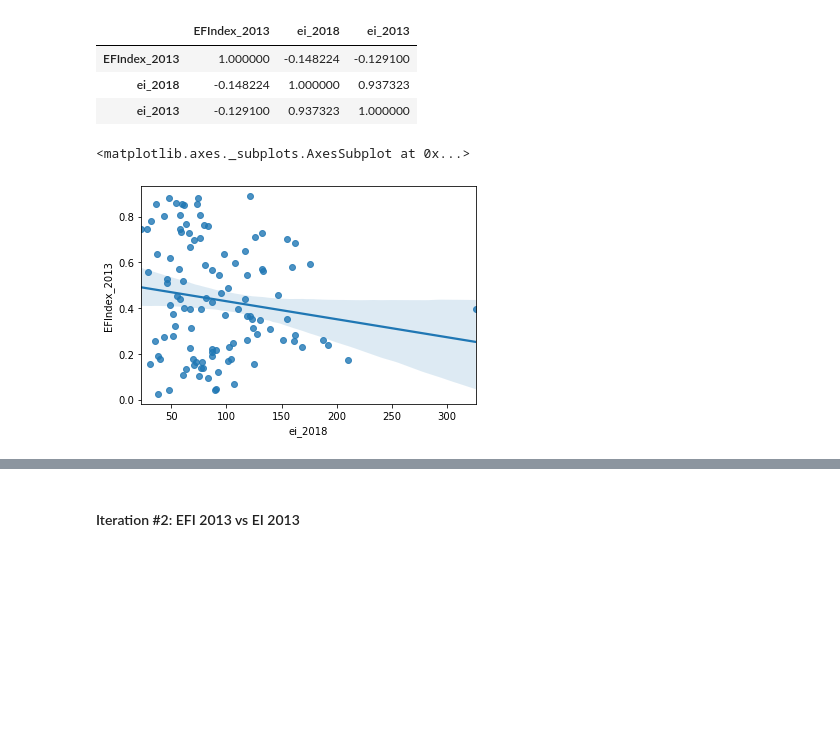
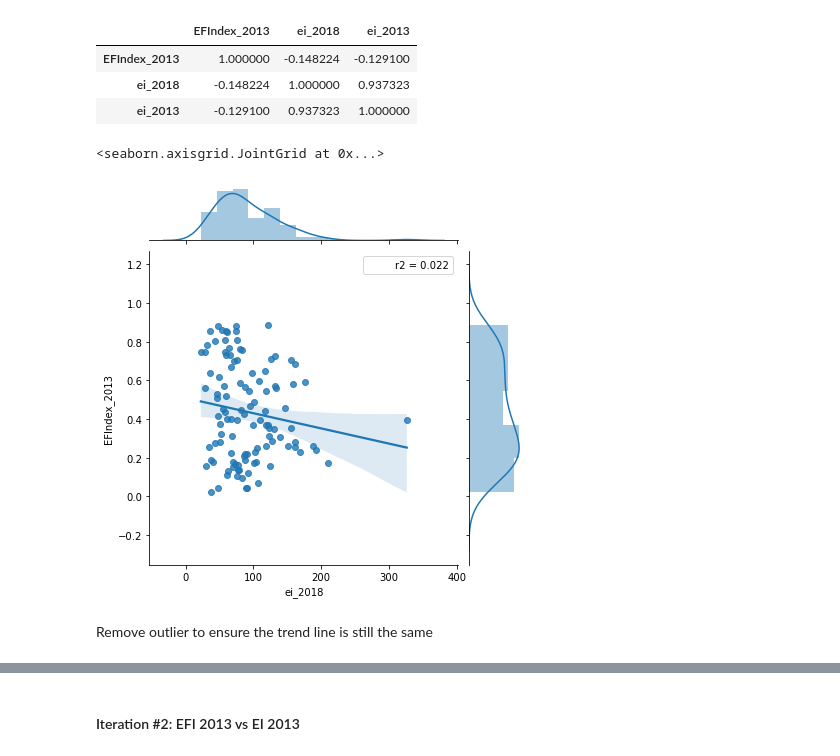
Before and after one commit to cxcollins/OMIS114_final, a Jupyter notebook: OMIS114 Final Notebook.ipynb, the cells around one changed output, grey strips where cells are left out. Cells and saved outputs as stored; diff of their text form; code cells hidden in the pictures; blank space fills up the shorter version.

```diff
--- a/OMIS114 Final Notebook.ipynb
+++ b/OMIS114 Final Notebook.ipynb
@@ -449,7 +449,9 @@ analysis_3.corr()
 | ei_2018 | -0.148224 | 1.000000 | 0.937323 |
 | ei_2013 | -0.129100 | 0.937323 | 1.000000 |
 # %%
-sns.regplot(data=analysis_3, x='ei_2018', y='EFIndex_2013')
+sns.jointplot(data=analysis_3, x='ei_2018', y='EFIndex_2013', kind='reg', stat_func=r2)
 # %% [output]
-<matplotlib.axes._subplots.AxesSubplot at 0x...>
+<seaborn.axisgrid.JointGrid at 0x...>
-[figure, old version]
+[figure, new version]
+# %% [markdown]
+Remove outlier to ensure the trend line is still the same
```
Also changed, not shown: parts of 59 cells of this notebook, 1 other file.
